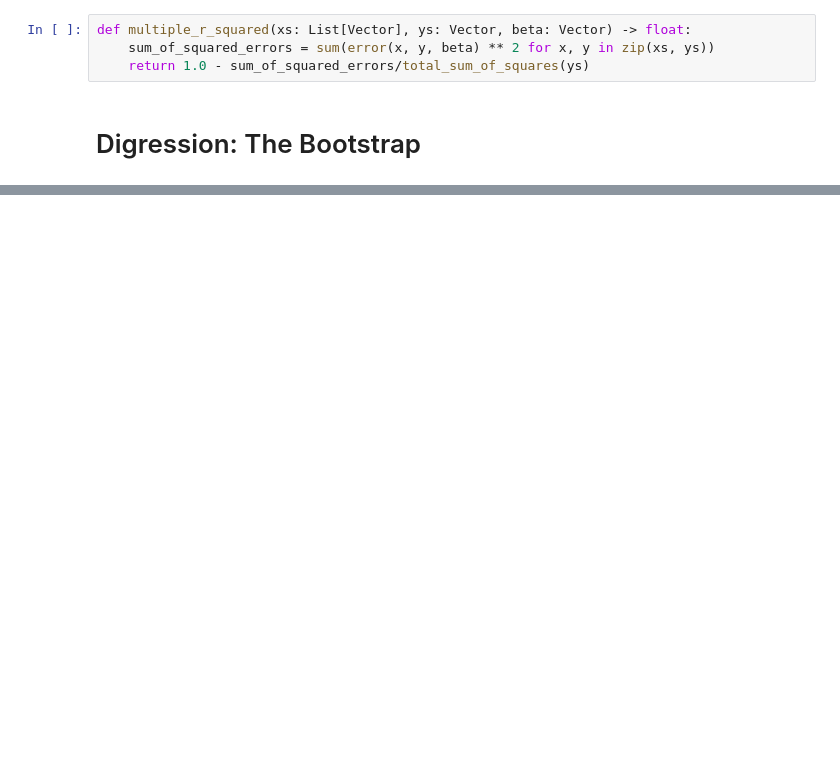
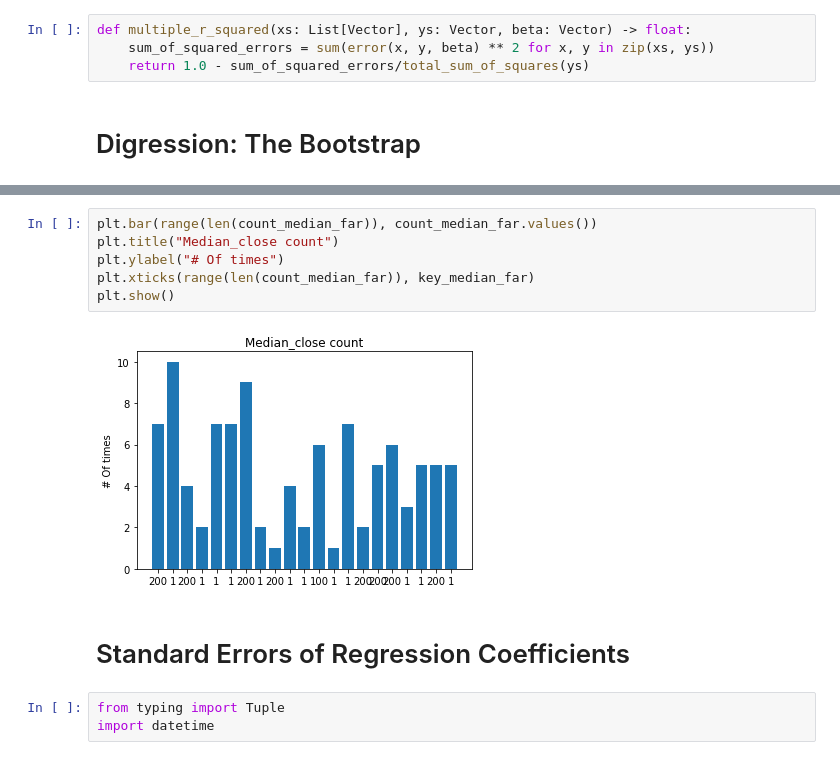
Before and after one commit to lkarjun/data-science-from-scratch, a Jupyter notebook: 15 Multiple Regression/Multiple_Regression.ipynb, the cells around one changed output, grey strips where cells are left out. Drawn from its saved outputs; the diff is of its cells as text; blank space fills up the shorter version.

```diff
--- a/15 Multiple Regression/Multiple_Regression.ipynb
+++ b/15 Multiple Regression/Multiple_Regression.ipynb
@@ -56,0 +126,13 @@ def multiple_r_squared(xs: List[Vector], ys: Vector, beta: Vector) -> float:
+# %%
+plt.bar(range(len(count_median_far)), count_median_far.values())
+plt.title("Median_close count")
+plt.ylabel("# Of times")
+plt.xticks(range(len(count_median_far)), key_median_far)
+plt.show()
+# %% [output]
+[figure, added]
+# %% [markdown]
+# Standard Errors of Regression Coefficients
+# %%
+from typing import Tuple
+import datetime
```
Also changed, not shown: parts of 17 cells of this notebook.
